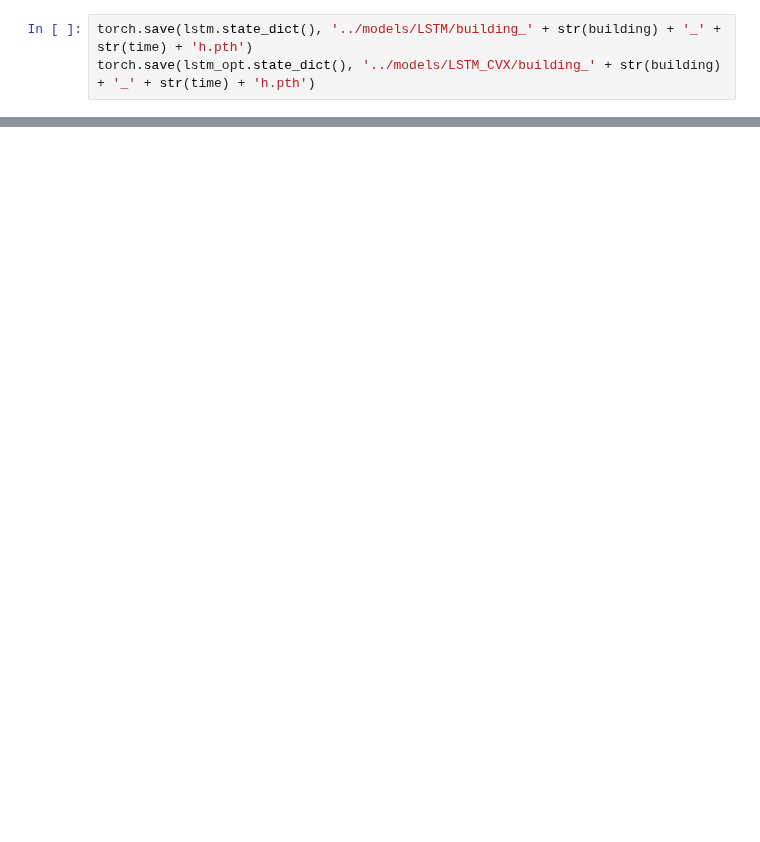
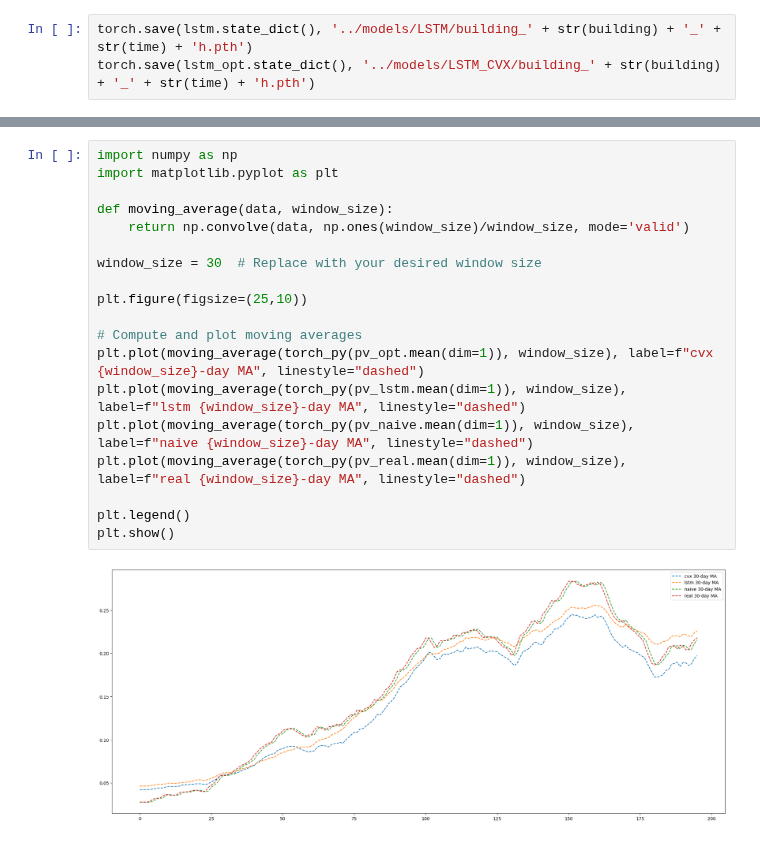
Before and after one commit to Joris-Dprtr/DFL_PVB, a Jupyter notebook: notebooks/MPC_main_notebook.ipynb, the cells around one changed output, grey strips where cells are left out. Drawn from its saved outputs; the diff is of its cells as text; blank space fills up the shorter version.

```diff
--- a/notebooks/MPC_main_notebook.ipynb
+++ b/notebooks/MPC_main_notebook.ipynb
@@ -330,0 +495,21 @@ torch.save(lstm_opt.state_dict(), '../models/LSTM_CVX/building_' + str(building)
+# %%
+import numpy as np
+import matplotlib.pyplot as plt
+
+def moving_average(data, window_size):
+    return np.convolve(data, np.ones(window_size)/window_size, mode='valid')
+
+window_size = 30  # Replace with your desired window size
+
+plt.figure(figsize=(25,10))
+
+# Compute and plot moving averages
+plt.plot(moving_average(torch_py(pv_opt.mean(dim=1)), window_size), label=f"cvx {window_size}-day MA", linestyle="dashed")
+plt.plot(moving_average(torch_py(pv_lstm.mean(dim=1)), window_size), label=f"lstm {window_size}-day MA", linestyle="dashed")
+plt.plot(moving_average(torch_py(pv_naive.mean(dim=1)), window_size), label=f"naive {window_size}-day MA", linestyle="dashed")
+plt.plot(moving_average(torch_py(pv_real.mean(dim=1)), window_size), label=f"real {window_size}-day MA", linestyle="dashed")
+
+plt.legend()
+plt.show()
+# %% [output]
+[figure, added]
```
Also changed, not shown: parts of 29 cells of this notebook, 7 other files.
